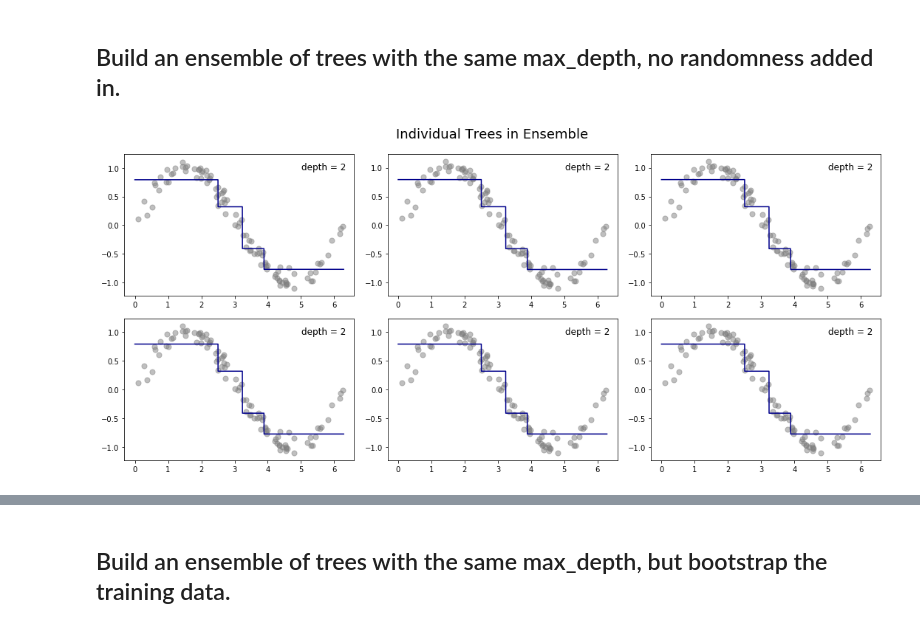
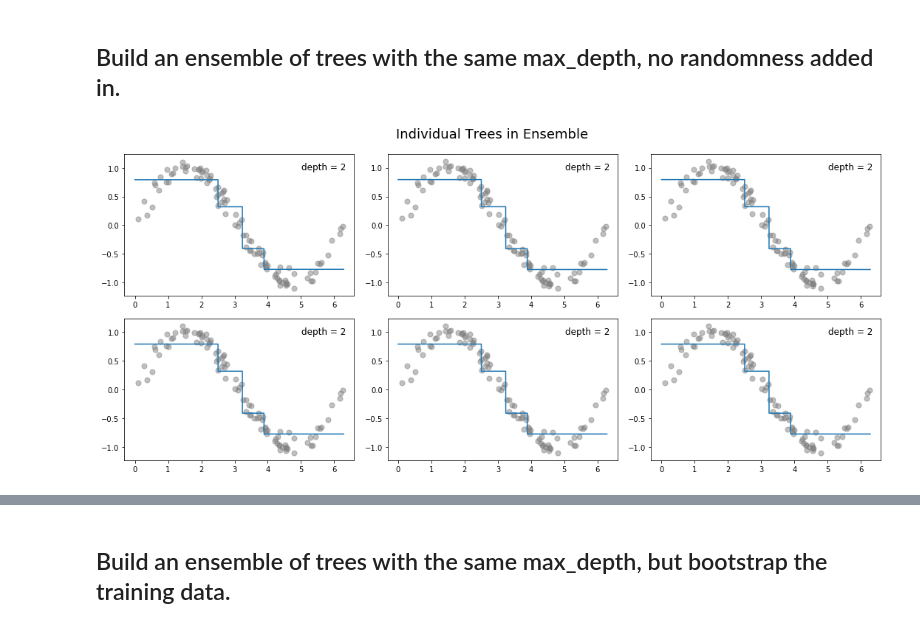
Before and after one commit to jmbuyck/articles, a Jupyter notebook: random_forest_regressor/RFR_Explained.ipynb, the cells around one changed output, grey strips where cells are left out. Saved outputs shown, nothing was run; the diff lists cells and outputs as text; code cells hidden in the pictures.

```diff
--- a/random_forest_regressor/RFR_Explained.ipynb
+++ b/random_forest_regressor/RFR_Explained.ipynb
@@ -68,7 +68,7 @@ for depth in range(tree_count):
     plt.subplot(subplot_dim, subplot_dim, max_depth)
     plt.scatter(X, y, alpha=.5, c='gray', s=50)
 
-    plt.plot(X_model_plot, y_model_plot, c='darkblue', label=f'depth = {tree_depth}')
+    plt.plot(X_model_plot, y_model_plot, label=f'depth = {tree_depth}')
     plt.legend(handlelength=0, frameon=False, fontsize=12)
 
     # this keeps the plot margins tight, without messing up the suptitle! see top answer at:
@@ -144,3 +146,6 @@ def ensemble_predict(X, trees):
+# %%
+num_trees=6
+max_depth=2
 # %% [markdown]
 ## Build an ensemble of trees with the same max_depth, no randomness added in.
 # %%
@@ -148,37 +153,37 @@ def ensemble_predict(X, trees):
 my_first_ensemble = ensemble_grow(
     X=X,
     y=y,
-    num_trees=6,
-    max_depth=2,
+    num_trees=num_trees,
+    max_depth=max_depth,
     bootstrap=False
 )
 
 tree_count = len(my_first_ensemble)
 
 # figure size to keep all of the subplots legible
 plt.figure(figsize=(15, 10))
 
 # get number of rows and cols for subplot to plot in a square grid
 subplot_dim = ceil(sqrt(tree_count))
 
-# plot the model for each tree in the ensemble
+# plot the model for each tree in the ensemble on its own graph
 for idx, tree in enumerate(my_first_ensemble):
     tree_depth = tree.get_depth()
 
     # generate the predictions for plotting the model
     y_model_plot = tree.predict(X_model_plot.reshape(-1, 1))
 
     plt.subplot(subplot_dim, subplot_dim, idx+1)
     plt.scatter(X, y, alpha=.5, c='gray', s=50)
 
-    plt.plot(X_model_plot, y_model_plot, c='darkblue', label=f'depth = {tree_depth}')
+    plt.plot(X_model_plot, y_model_plot, label=f'depth = {tree_depth}')
     plt.legend(handlelength=0, frameon=False, fontsize=12)
 
     # this keeps the plot margins tight, without messing up the suptitle! see top answer at:
     # https://stackoverflow.com/questions/8248467/matplotlib-tight-layout-doesnt-take-into-account-figure-suptitle
     plt.tight_layout(rect=[0, 0.03, 1, 0.95])
 
 plt.suptitle('Individual Trees in Ensemble', fontsize=18)
 plt.show()
 # %% [output]
-[figure, old version]
+[figure, new version]
```
Also changed, not shown: parts of 13 cells of this notebook.
